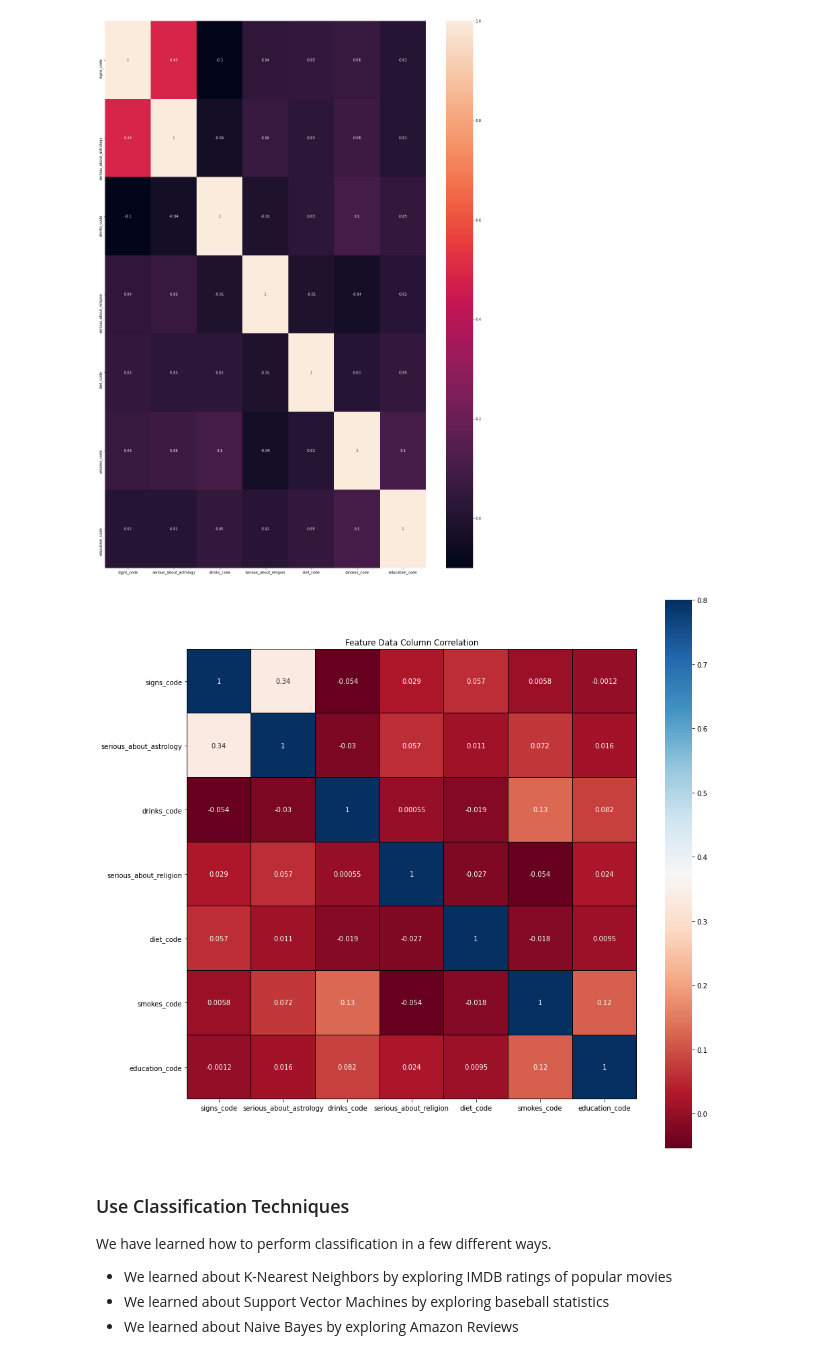
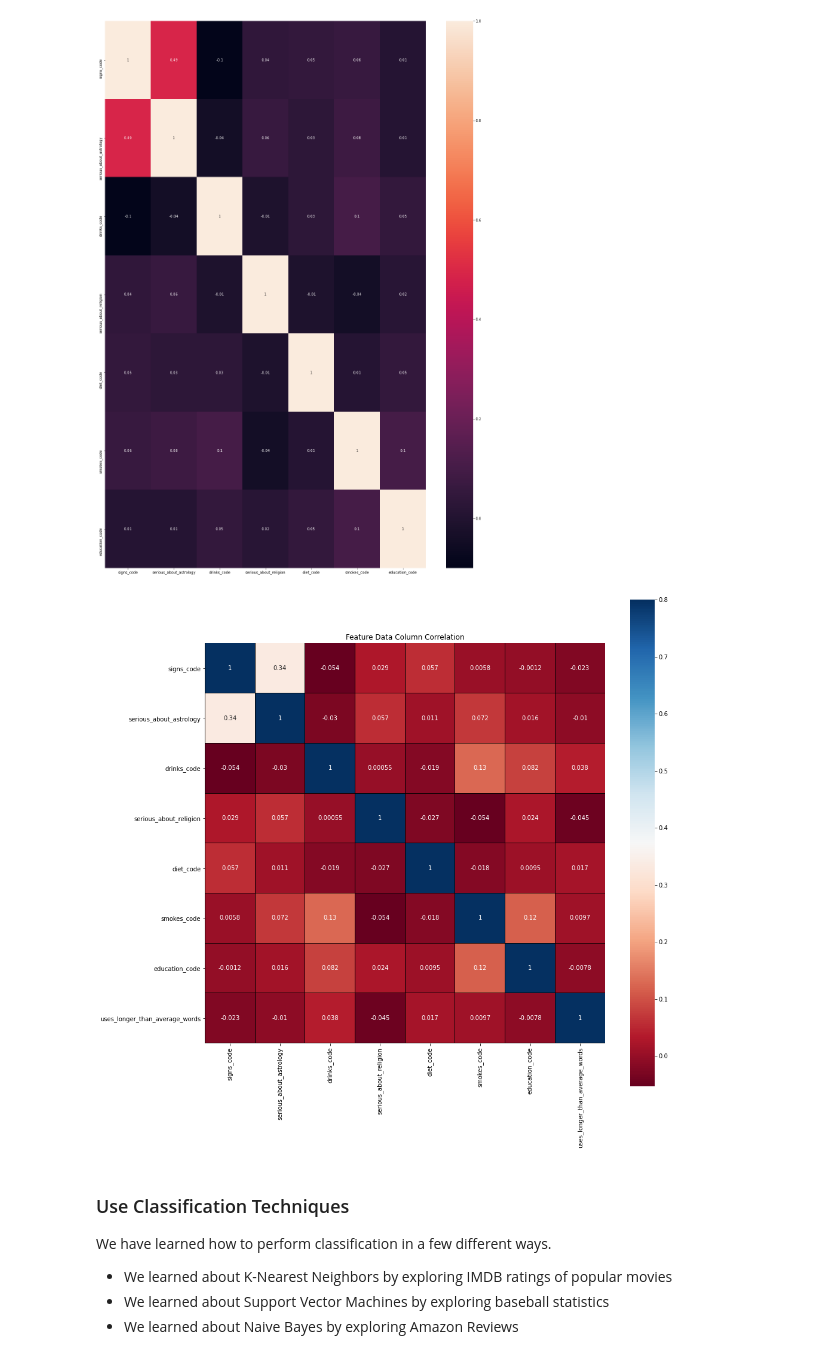
Before and after one commit to rmartino217/CodeAcademy-Build-a-Machine-Learning-Model-with-Python, a Jupyter notebook: Capstone.ipynb, the cells around one changed output. Saved outputs shown, nothing was run; the diff lists cells and outputs as text; code cells hidden in the pictures.

```diff
--- a/Capstone.ipynb
+++ b/Capstone.ipynb
@@ -1118,13 +1119,13 @@ plt.show()
 # %% [output]
 [figure]
 # %%
-corr = feature_data.corr(method='spearman')
+corr = feature_data = finaldf[['signs_code','serious_about_astrology','drinks_code','serious_about_religion','diet_code','smokes_code','education_code','uses_longer_than_average_words']].corr(method='spearman')
 plt.figure(figsize=(15,15))
 plt.title('Feature Data Column Correlation')
 sns.heatmap(corr, vmax=0.8, linewidth=0.01, square=True, annot=True, cmap='RdBu', linecolor='black')
 plt.savefig('Correlation Of Feature Columns.png')
 # %% [output]
-[figure, old version]
+[figure, new version]
 # %% [markdown]
 ### Use Classification Techniques
 
```
Also changed, not shown: parts of 22 cells of this notebook.
